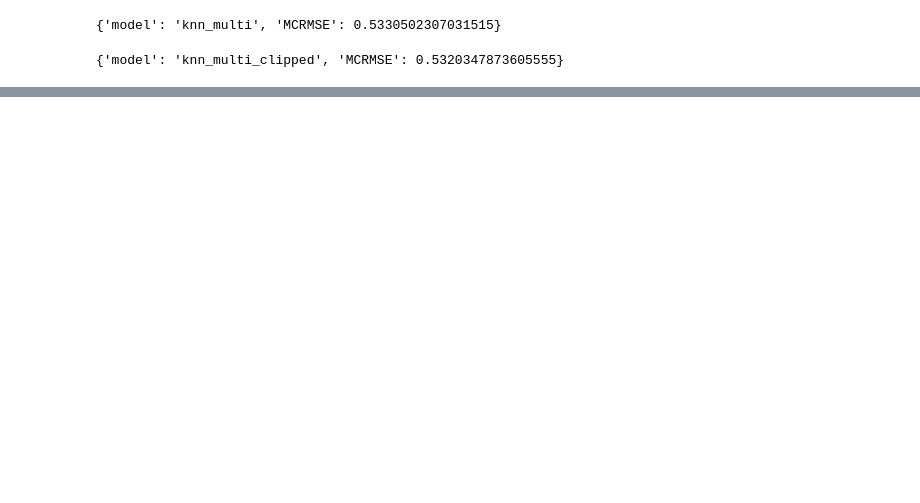
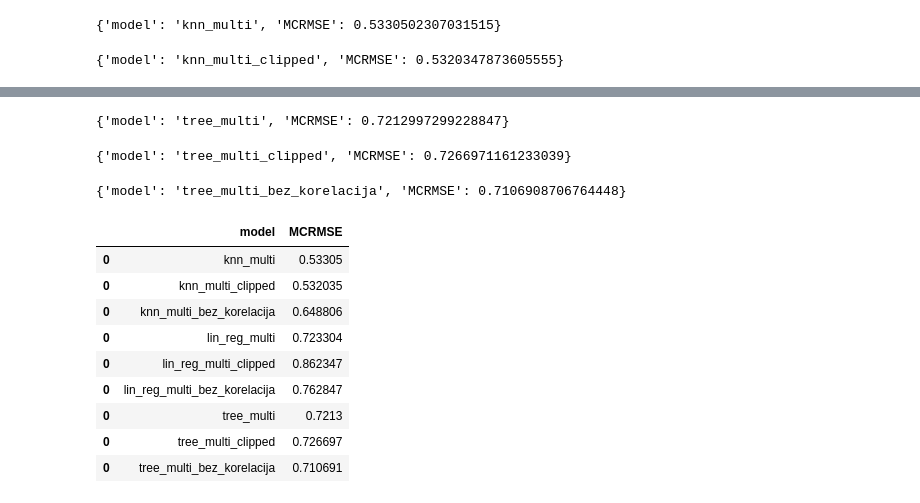
Before and after one commit to os20210224/mud2d2, a Jupyter notebook: notebook.ipynb, the cells around one changed output, grey strips where cells are left out. Cells and saved outputs as stored; diff of their text form; code cells hidden in the pictures; blank space fills up the shorter version.

Commit message:
Dodata Linearna regresija i Regresiono stablo nad MultiOutputRegressor

```diff
--- a/notebook.ipynb
+++ b/notebook.ipynb
@@ -746,0 +814,16 @@ test_random_forest_multiple_output = test_random_forest_multiple_output.drop(cor
+# %%
+row_multi = druga_funkcija(grid_tree_multi,X, Y, test_tree_multiple_output, "tree_multi")
+print(row_multi)
+metrics_multiple=pd.concat([metrics_multiple, pd.DataFrame([row_multi])])
+# %% [output]
+{'model': 'tree_multi', 'MCRMSE': 0.7212997299228847}
+# %%
+test_tree_multiple_output_clipped = sorted_test.copy()
+test_tree_multiple_output_clipped['Depth'] = test_tree_multiple_output_clipped['Depth'].replace({'Topsoil' : 0 , 'Subsoil' : 1})
+test_tree_multiple_output_clipped = test_tree_multiple_output_clipped.drop(correlated_columns, axis=1)
+# %%
+row_multi = druga_funkcija(grid_tree_multi, X_clipped , Y_clipped , test_tree_multiple_output_clipped, "tree_multi_clipped")
+print(row_multi)
+metrics_multiple=pd.concat([metrics_multiple, pd.DataFrame([row_multi])])
+# %% [output]
+{'model': 'tree_multi_clipped', 'MCRMSE': 0.7266971161233039}
@@ -747,2 +834,21 @@ test_random_forest_multiple_output = test_random_forest_multiple_output.drop(cor
+# %%
+row_multi = druga_funkcija(grid_tree_multi, X_bez_korelacija , Y_bez_korelacija , test_tree_multiple_output, "tree_multi_bez_korelacija")
+print(row_multi)
+metrics_multiple=pd.concat([metrics_multiple, pd.DataFrame([row_multi])])
+# %% [output]
+{'model': 'tree_multi_bez_korelacija', 'MCRMSE': 0.7106908706764448}
 # %%
 metrics_multiple.to_csv("metrics_multiple.csv", index=False)
+# %%
+metrics_multiple
+# %% [output]
+|  | model | MCRMSE |
+| 0 | knn_multi | 0.53305 |
+| 0 | knn_multi_clipped | 0.532035 |
+| 0 | knn_multi_bez_korelacija | 0.648806 |
+| 0 | lin_reg_multi | 0.723304 |
+| 0 | lin_reg_multi_clipped | 0.862347 |
+| 0 | lin_reg_multi_bez_korelacija | 0.762847 |
+| 0 | tree_multi | 0.7213 |
+| 0 | tree_multi_clipped | 0.726697 |
+| 0 | tree_multi_bez_korelacija | 0.710691 |
```
Also changed, not shown: parts of 21 cells of this notebook, 12 other files.
